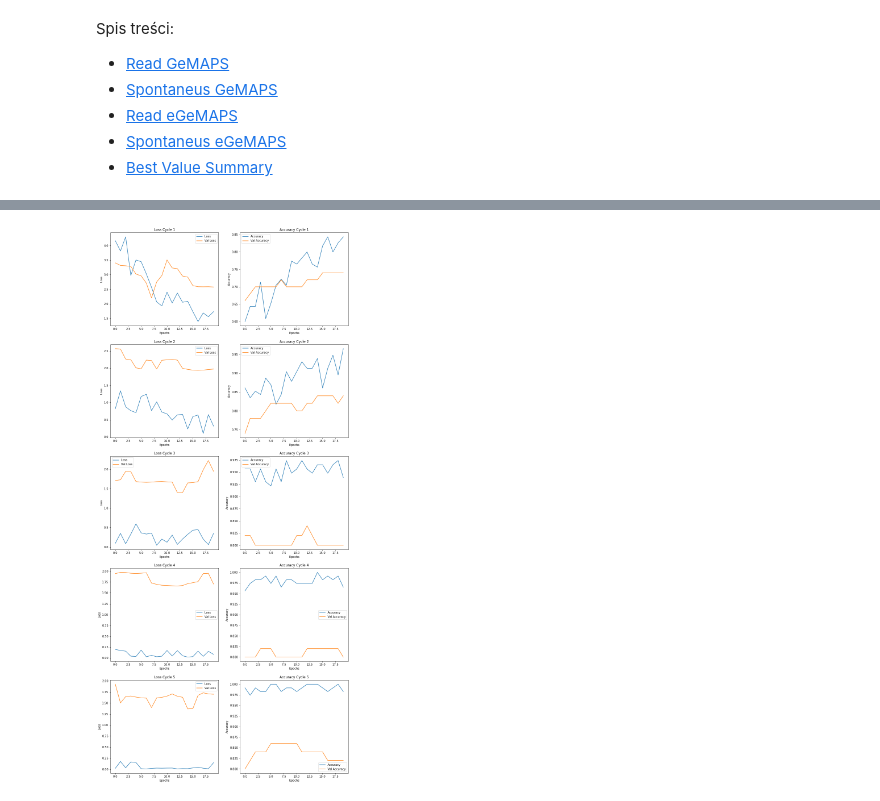
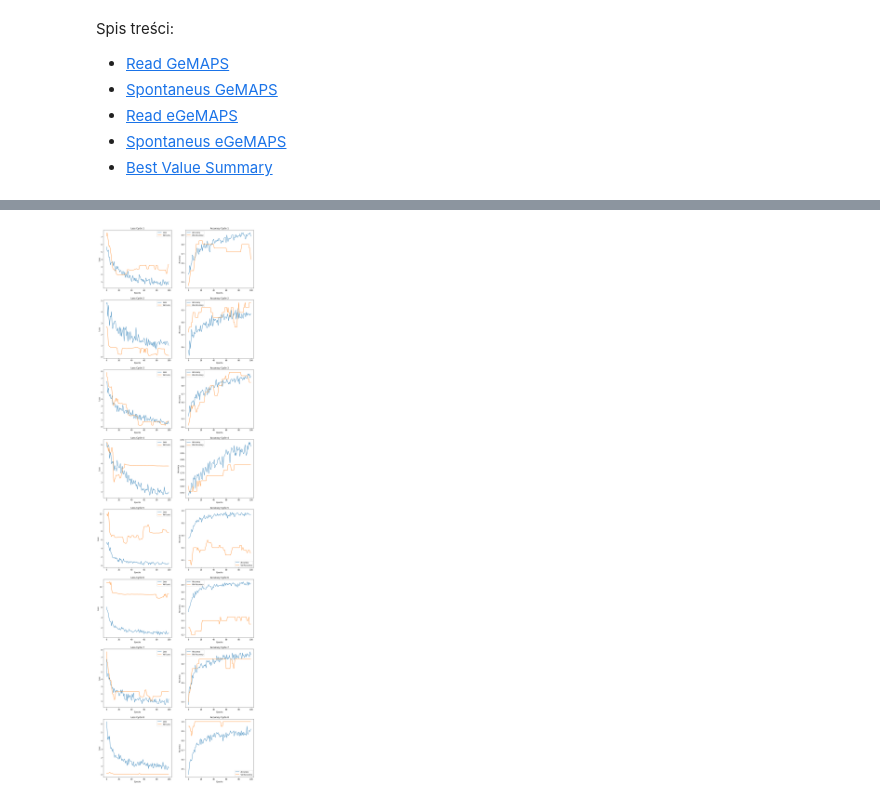
Before and after one commit to maja-kruszyk/Parkinson-AI, a Jupyter notebook: visualize_results.ipynb, the cells around one changed output, grey strips where cells are left out. Saved outputs shown, nothing was run; the diff lists cells and outputs as text; code cells hidden in the pictures.

```diff
--- a/visualize_results.ipynb
+++ b/visualize_results.ipynb
@@ -75,9 +81,9 @@ df2
 # %% [markdown]
 <a id='read_ege'></a>
 # %%
-visualize_cycles('./train_outputs/ReadText_eGeMAPSv01b/', 'Metrics_training')
+visualize_cycles('./train_outputs/ReadText_eGeMAPSv01b/', 'Metrics_training', cycle_num=8)
 # %% [output]
-[figure, old version]
+[figure, new version]
 # %%
 df3 = pd.read_csv('./train_outputs/ReadText_eGeMAPSv01b/Metrics_best.csv', index_col=0)
 df3
```
Also changed, not shown: parts of 9 cells of this notebook, 36 other files.
